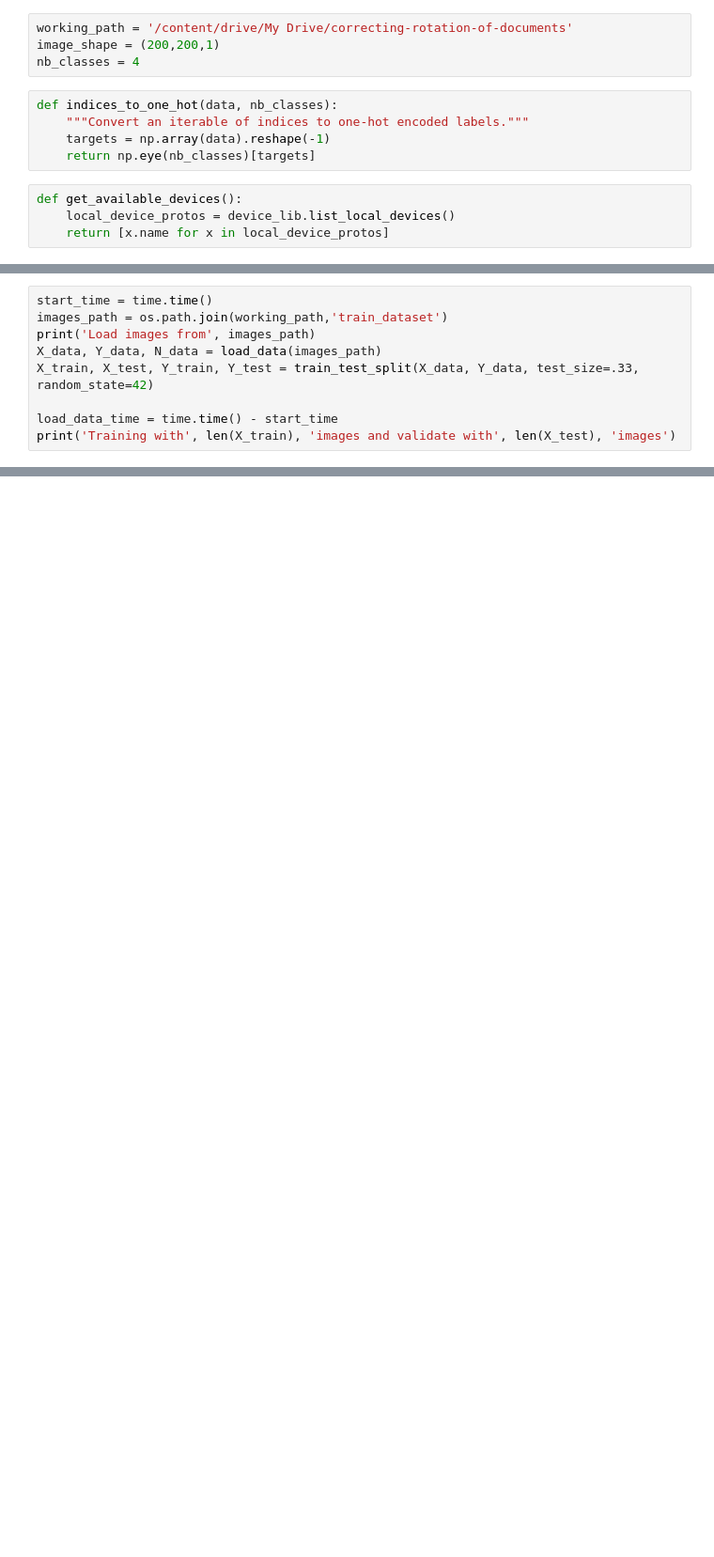
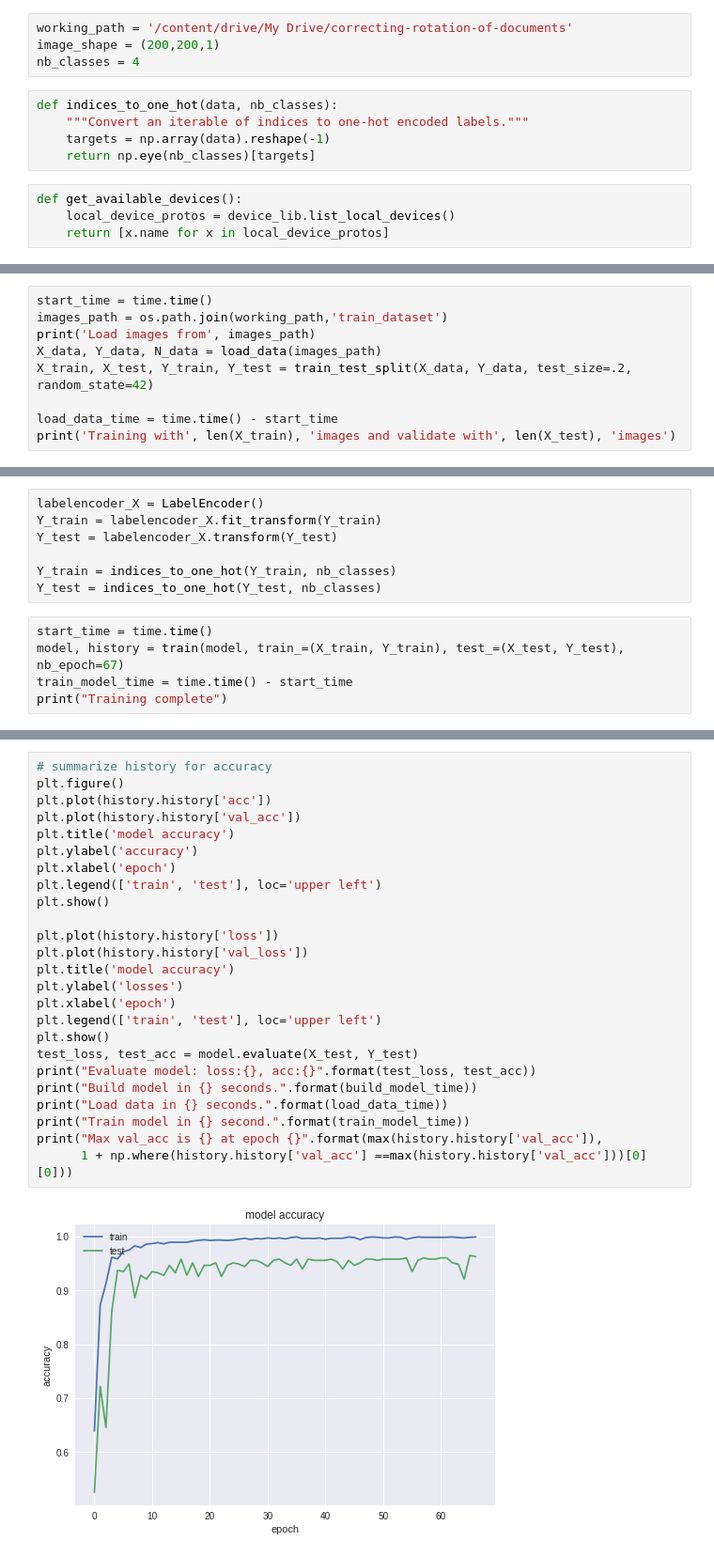
Before and after one commit to hajaulee/correcting-rotation-of-documents, a Jupyter notebook: correcting_rotation_of_documents.ipynb, the cells around one changed output, grey strips where cells are left out. Shown at 94% size. Saved outputs shown, nothing was run; the diff lists cells and outputs as text; blank space fills up the shorter version.

```diff
--- a/correcting_rotation_of_documents.ipynb
+++ b/correcting_rotation_of_documents.ipynb
@@ -144,7 +176,7 @@ start_time = time.time()
 images_path = os.path.join(working_path,'train_dataset')
 print('Load images from', images_path)
 X_data, Y_data, N_data = load_data(images_path)
-X_train, X_test, Y_train, Y_test = train_test_split(X_data, Y_data, test_size=.33, random_state=42)
+X_train, X_test, Y_train, Y_test = train_test_split(X_data, Y_data, test_size=.2, random_state=42)
 
 load_data_time = time.time() - start_time
 print('Training with', len(X_train), 'images and validate with', len(X_test), 'images')
@@ -168,0 +187,12 @@ Training with 1440 images and validate with 710 images
+# %%
+labelencoder_X = LabelEncoder()
+Y_train = labelencoder_X.fit_transform(Y_train)
+Y_test = labelencoder_X.transform(Y_test)
+
+Y_train = indices_to_one_hot(Y_train, nb_classes)
+Y_test = indices_to_one_hot(Y_test, nb_classes)
+# %%
+start_time = time.time()
+model, history = train(model, train_=(X_train, Y_train), test_=(X_test, Y_test), nb_epoch=67)
+train_model_time = time.time() - start_time
+print("Training complete")
@@ -168,0 +217,27 @@ Training with 1440 images and validate with 710 images
+# %%
+# summarize history for accuracy
+plt.figure()
+plt.plot(history.history['acc'])
+plt.plot(history.history['val_acc'])
+plt.title('model accuracy')
+plt.ylabel('accuracy')
+plt.xlabel('epoch')
+plt.legend(['train', 'test'], loc='upper left')
+plt.show()
+
+plt.plot(history.history['loss'])
+plt.plot(history.history['val_loss'])
+plt.title('model accuracy')
+plt.ylabel('losses')
+plt.xlabel('epoch')
+plt.legend(['train', 'test'], loc='upper left')
+plt.show()
+test_loss, test_acc = model.evaluate(X_test, Y_test)
+print("Evaluate model: loss:{}, acc:{}".format(test_loss, test_acc))
+print("Build model in {} seconds.".format(build_model_time))
+print("Load data in {} seconds.".format(load_data_time))
+print("Train model in {} second.".format(train_model_time))
+print("Max val_acc is {} at epoch {}".format(max(history.history['val_acc']),
+      1 + np.where(history.history['val_acc'] ==max(history.history['val_acc']))[0][0]))
+# %% [output]
+[figure, added]
```
Also changed, not shown: parts of 12 cells of this notebook.
